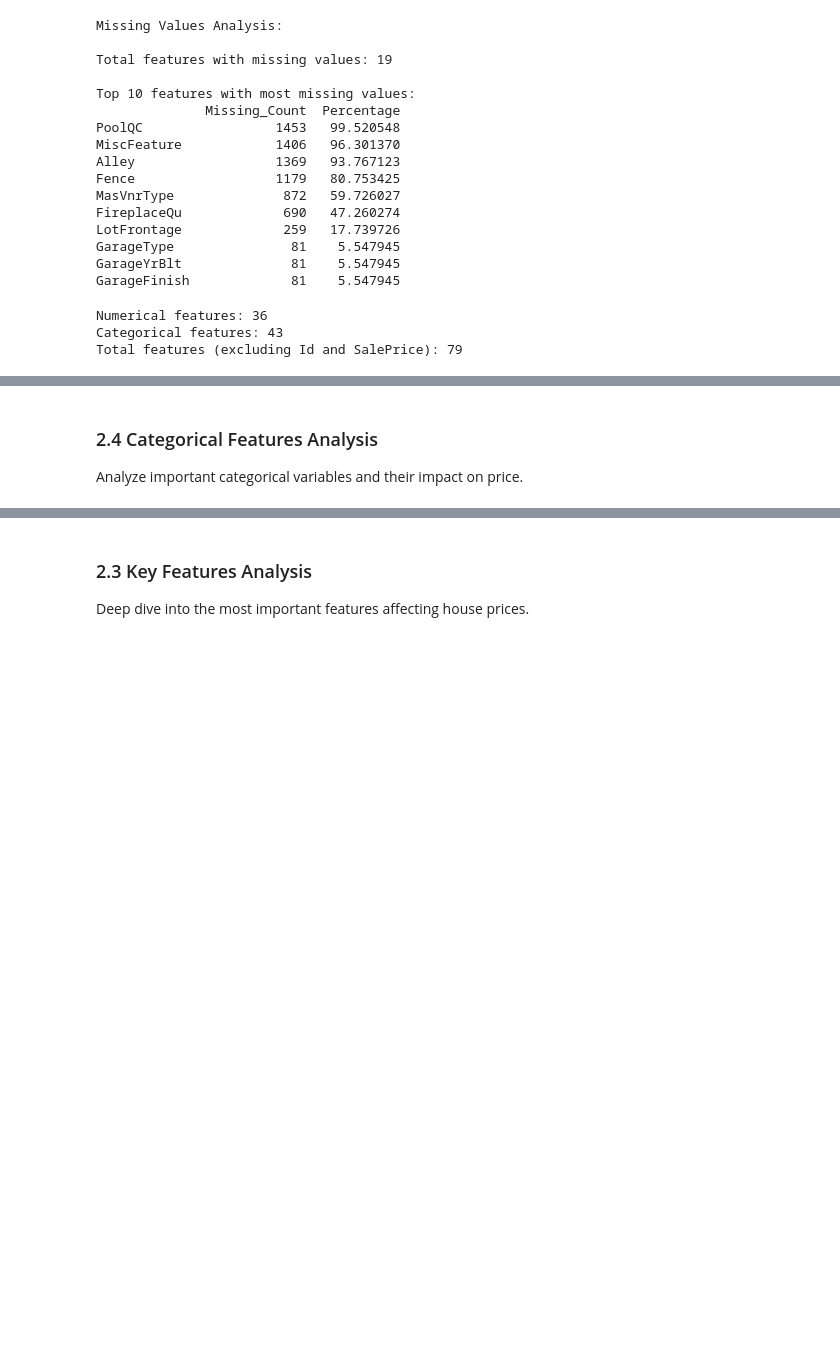
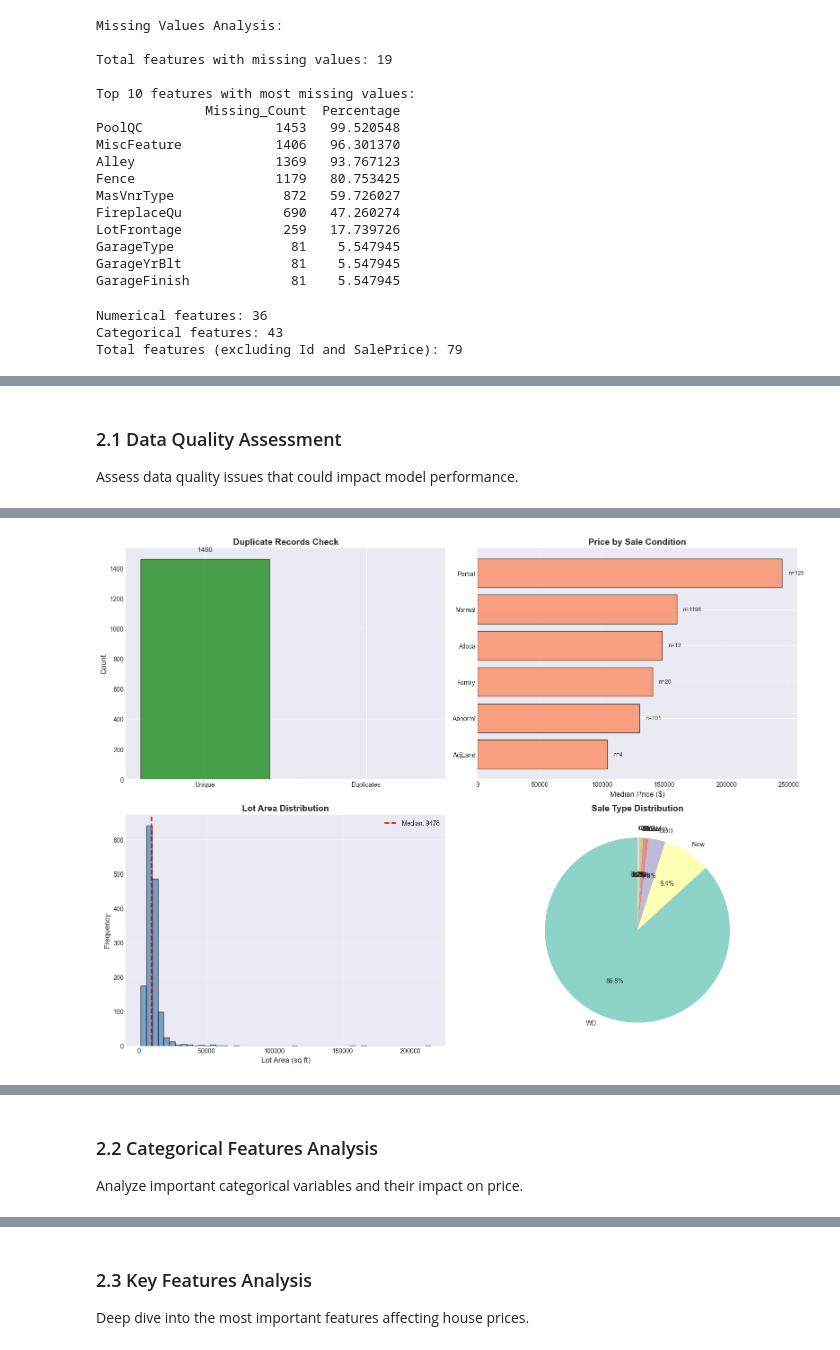
Before and after one commit to yorhagengyue/MLDP-Project, a Jupyter notebook: Geng_Yue__Program_Codes_Submission.ipynb, the cells around one changed output, grey strips where cells are left out. Cells and saved outputs as stored; diff of their text form; code cells hidden in the pictures; blank space fills up the shorter version.

Commit message:
Fix notebook: reorder cells, fix bugs, clean up

```diff
--- a/Geng_Yue__Program_Codes_Submission.ipynb
+++ b/Geng_Yue__Program_Codes_Submission.ipynb
@@ -302,0 +350,77 @@ print("  6. Central air conditioning adds significant value (+$30k median)")
+# %% [markdown]
+### 2.1 Data Quality Assessment
+
+Assess data quality issues that could impact model performance.
+# %%
+print("="*80)
+print("DATA QUALITY ASSESSMENT")
+print("="*80)
+
+fig, axes = plt.subplots(2, 2, figsize=(16, 12))
+
+# 1. Duplicate Check
+duplicates = train_df.duplicated().sum()
+axes[0, 0].bar(['Unique', 'Duplicates'], [len(train_df) - duplicates, duplicates],
+               color=['green', 'red'], alpha=0.7, edgecolor='black')
+axes[0, 0].set_ylabel('Count', fontsize=12)
+axes[0, 0].set_title('Duplicate Records Check', fontsize=14, fontweight='bold')
+axes[0, 0].grid(alpha=0.3, axis='y')
+axes[0, 0].text(0, len(train_df) - duplicates + 50, f'{len(train_df) - duplicates}', ha='center', fontsize=11)
+print(f"\nDuplicate records: {duplicates}")
+
+# 2. Price Distribution by Sale Condition
+condition_prices = train_df.groupby('SaleCondition')['SalePrice'].agg(['median', 'count'])
+condition_prices = condition_prices.sort_values('median', ascending=False)
+
+axes[0, 1].barh(range(len(condition_prices)), condition_prices['median'],
+                alpha=0.7, edgecolor='black', color='coral')
+axes[0, 1].set_yticks(range(len(condition_prices)))
+axes[0, 1].set_yticklabels(condition_prices.index)
+axes[0, 1].set_xlabel('Median Price ($)', fontsize=12)
+axes[0, 1].set_title('Price by Sale Condition', fontsize=14, fontweight='bold')
+axes[0, 1].grid(alpha=0.3, axis='x')
+axes[0, 1].invert_yaxis()
+
+for i, (idx, row) in enumerate(condition_prices.iterrows()):
+    axes[0, 1].text(row['median'] + 5000, i, f"n={int(row['count'])}",
+                   va='center', fontsize=9)
+
+print("\nSale Conditions:")
+print(train_df['SaleCondition'].value_counts())
+
+# 3. Lot Area Distribution
+axes[1, 0].hist(train_df['LotArea'], bins=50, edgecolor='black', alpha=0.7, color='steelblue')
+axes[1, 0].axvline(train_df['LotArea'].median(), color='red', linestyle='--',
+                   linewidth=2, label=f"Median: {train_df['LotArea'].median():.0f}")
+axes[1, 0].set_xlabel('Lot Area (sq ft)', fontsize=12)
+axes[1, 0].set_ylabel('Frequency', fontsize=12)
+axes[1, 0].set_title('Lot Area Distribution', fontsize=14, fontweight='bold')
+axes[1, 0].legend()
+axes[1, 0].grid(alpha=0.3)
+
+# Identify extreme outliers
+Q1 = train_df['LotArea'].quantile(0.25)
+Q3 = train_df['LotArea'].quantile(0.75)
+IQR = Q3 - Q1
+outliers = train_df[train_df['LotArea'] > Q3 + 3*IQR]
+print(f"\nExtreme lot area outliers (>Q3 + 3*IQR): {len(outliers)}")
+
+# 4. Sale Type Pie Chart
+sale_type_counts = train_df['SaleType'].value_counts()
+colors = plt.cm.Set3(range(len(sale_type_counts)))
+axes[1, 1].pie(sale_type_counts.values, labels=sale_type_counts.index,
+               autopct='%1.1f%%', colors=colors, startangle=90)
+axes[1, 1].set_title('Sale Type Distribution', fontsize=14, fontweight='bold')
+
+plt.tight_layout()
+plt.show()
+
+print("\n" + "="*80)
+print("DATA QUALITY INSIGHTS")
+print("="*80)
+print("1. No duplicate records - dataset is clean")
+print("2. 'Normal' sales (82.8%) vs 'Abnormal' (foreclosures) show price differences")
+print("3. Lot area has extreme outliers - may need capping or log transformation")
+print("4. Warranty Deed (WD) represents 88.6% of sales - standard transactions")
+print("5. Partial sales and abnormal conditions require careful handling in modeling")
+# %% [output]
@@ -302,0 +444 @@ print("  6. Central air conditioning adds significant value (+$30k median)")
+[figure, added]
@@ -303,5 +453,5 @@ print("  6. Central air conditioning adds significant value (+$30k median)")
 # %% [markdown]
-### 2.4 Categorical Features Analysis
+### 2.2 Categorical Features Analysis
 
 Analyze important categorical variables and their impact on price.
 # %%
```
Also changed, not shown: parts of 78 cells of this notebook, 11 other files.
